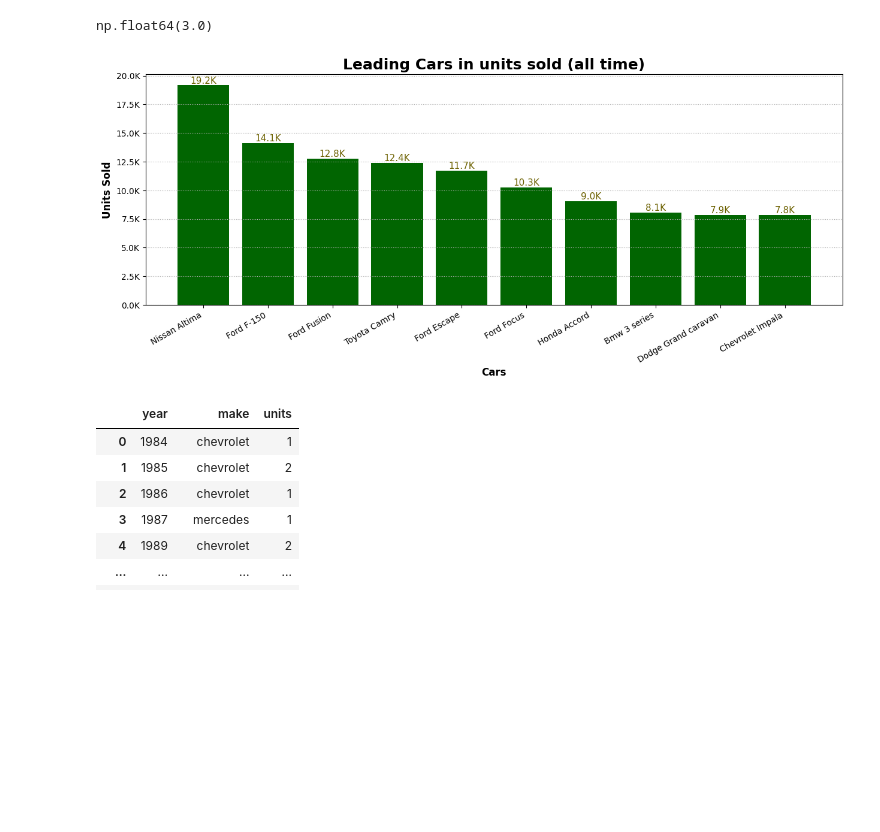
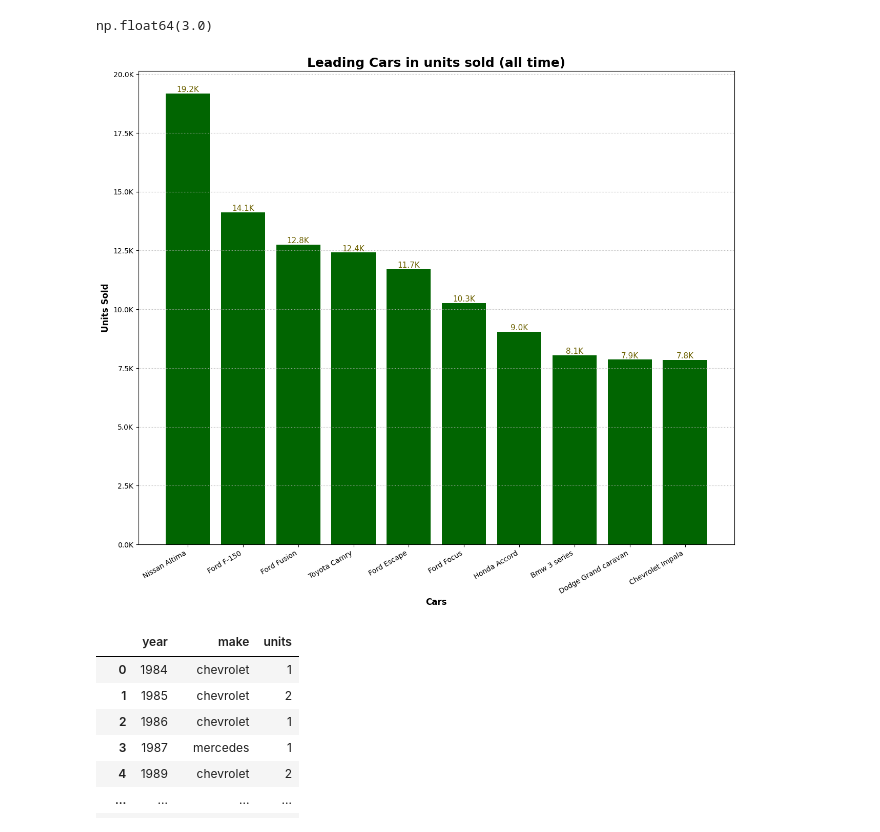
Before and after one commit to pranay-authankar/vehicle_sales_analytics, a Jupyter notebook: notebook/4_data_analysis.ipynb, the cells around one changed output. Cells and saved outputs as stored; diff of their text form; code cells hidden in the pictures; blank space fills up the shorter version.

Commit message:
changed graph size

```diff
--- a/notebook/4_data_analysis.ipynb
+++ b/notebook/4_data_analysis.ipynb
@@ -155,33 +155,33 @@ top_10_make_model = (dataset.groupby(["make", "model"])["vin"]
 # %%
 #6. Graph
 
 x_axis = top_10_make_model["make"].str.capitalize() + " " + top_10_make_model["model"].str.capitalize()
 y_axis = top_10_make_model["unit_sold"]
 
-plt.figure(figsize = (15, 5))
+plt.figure(figsize = (15, 12))
 
 bars = plt.bar(x_axis, y_axis, color = "#016501")
 
 plt.gca().yaxis.set_major_formatter(
     ticker.FuncFormatter(lambda x, pos: f"{x/1000:.1f}K")
 )
 
 plt.bar_label(bars,
               labels = [f"{x/1000:.1f}K" for x in bars.datavalues],
               color = "#6D6201",
               fontsize = 11)
 
 plt.xticks(rotation = 30, ha = "right")
 plt.grid(axis = "y", linewidth = 0.8, linestyle = ":")
 
 plt.title("Leading Cars in units sold (all time)", fontsize = 18, fontweight = "bold")
 plt.xlabel("Cars", fontsize = 12, fontweight = "bold")
 plt.ylabel("Units Sold", fontsize = 12, fontweight = "bold")
 
 plt.savefig("../charts/top_10_cars_by_units_sold.png")
 plt.show()
 # %% [output]
-[figure, old version]
+[figure, new version]
 # %%
 #7. Past 10 years year wise, leading company in units sold.
 
```
Also changed, not shown: 1 other file.
